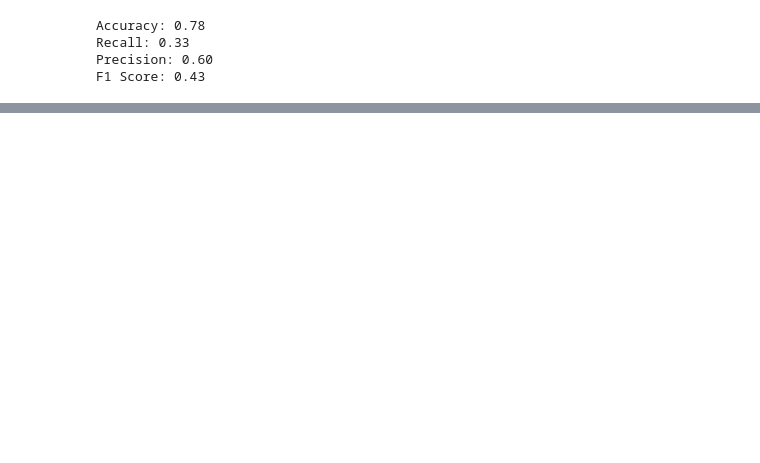
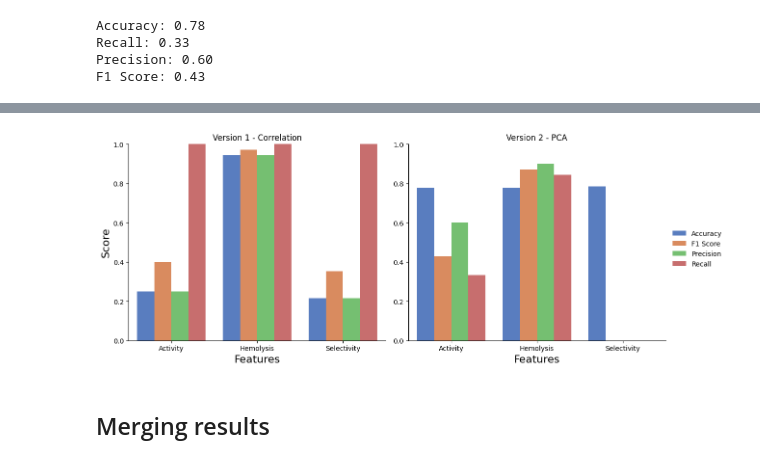
Before and after one commit to ziul-bio/DMS_ML_AMP, a Jupyter notebook: 07_AMP_predictions_v02.ipynb, the cells around one changed output, grey strips where cells are left out. Drawn from its saved outputs; the diff is of its cells as text; code cells hidden in the pictures; blank space fills up the shorter version.

Commit message:
update results of prediction

```diff
--- a/07_AMP_predictions_v02.ipynb
+++ b/07_AMP_predictions_v02.ipynb
@@ -1236,0 +1179,4 @@ results
+# %%
+df_dict={'Version': 'V02', 'Feature': 'Activity', 'Accuracy': accuracy, 'Recall': recall, 'Precision': precision, 'F1 Score': f1_score}
+df = pd.concat([df, pd.DataFrame(df_dict, index=[0])])
+df
@@ -1236,0 +1193,15 @@ results
+# %%
+# id_vars: Columns that should remain unaltered.
+# value_vars: Columns that you want to melt (i.e., unpivot). These columns will be transformed from wide format to long format.
+# var_name: Name of the new column that will store the melted columns' names (default is 'variable').
+# value_name: Name of the new column that will store the values (default is 'value').
+
+
+df_melted = pd.melt(df,
+        id_vars=['Version', 'Feature'],
+        value_vars=['Accuracy', 'Recall', 'Precision', 'F1 Score'],
+        var_name='Metric',
+        value_name='Score')
+
+df_melted= df_melted.sort_values(by=['Version', 'Feature', 'Metric']).reset_index(drop=True)
+df_melted
@@ -1236,0 +1226,15 @@ results
+# %%
+g = sns.FacetGrid(df_melted, col="Version", sharey=False, height=5, aspect=1.2, ylim=(0,1))#col_order=['Train_Accuracy', 'Test_Accuracy']
+g.map_dataframe(sns.barplot, x="Feature", y="Score", hue='Metric', palette='muted')
+g.set_axis_labels("Features", "Score", size=16)
+#g.set_titles(col_template="{col_name}", row_template="{row_name}")
+axes = g.axes.flatten()
+axes[0].set_title("Version 1 - Correlation")
+axes[1].set_title("Version 2 - PCA")
+
+g.add_legend()
+plt.savefig('results/model_v01-2_performance.png', dpi=1200)
+# %% [output]
+[figure, added]
+# %% [markdown]
+## Merging results
```
Also changed, not shown: parts of 18 cells of this notebook, 4 other files.
